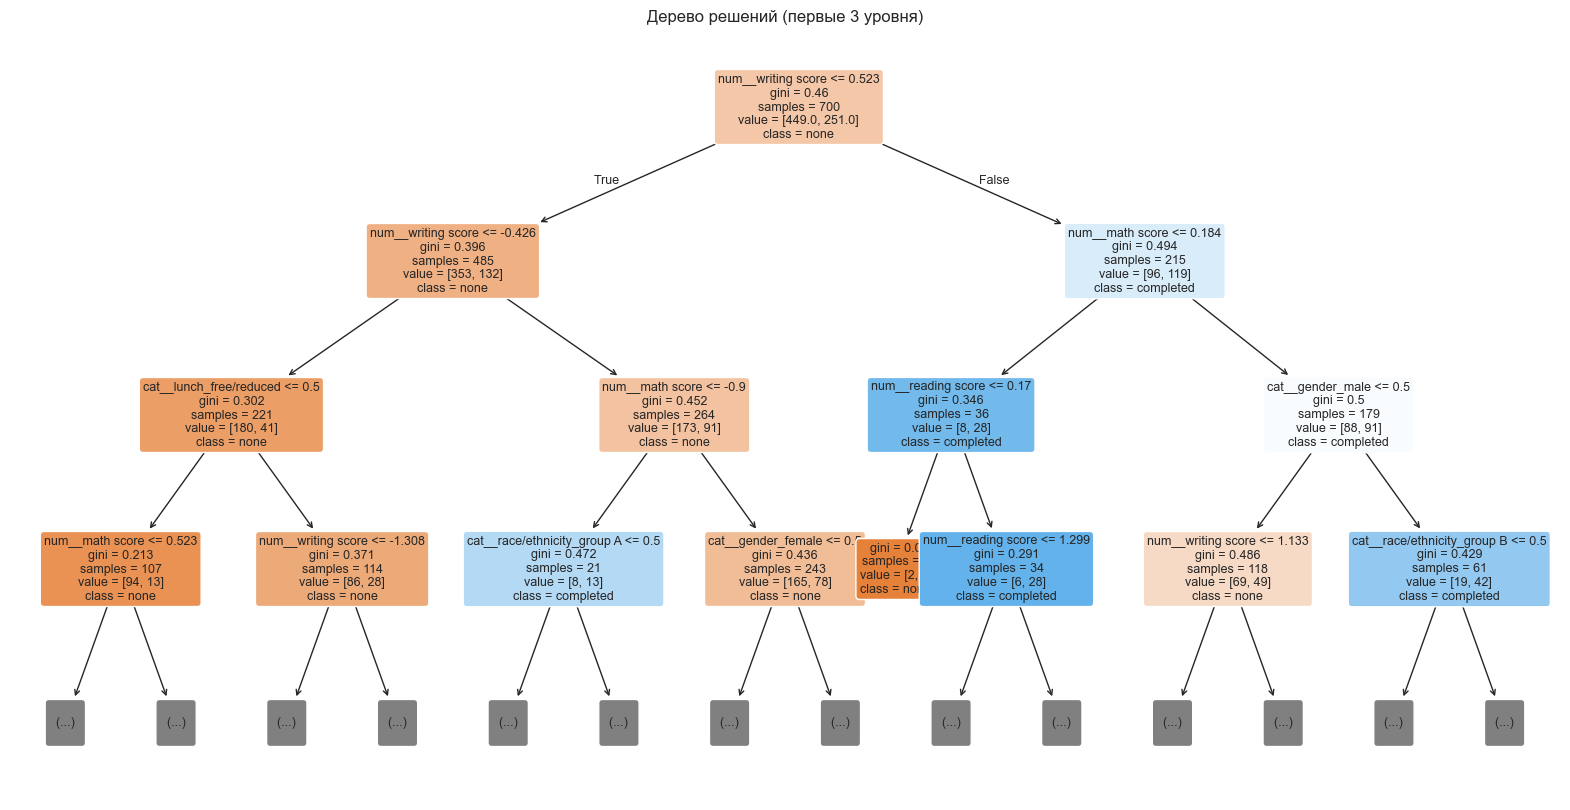
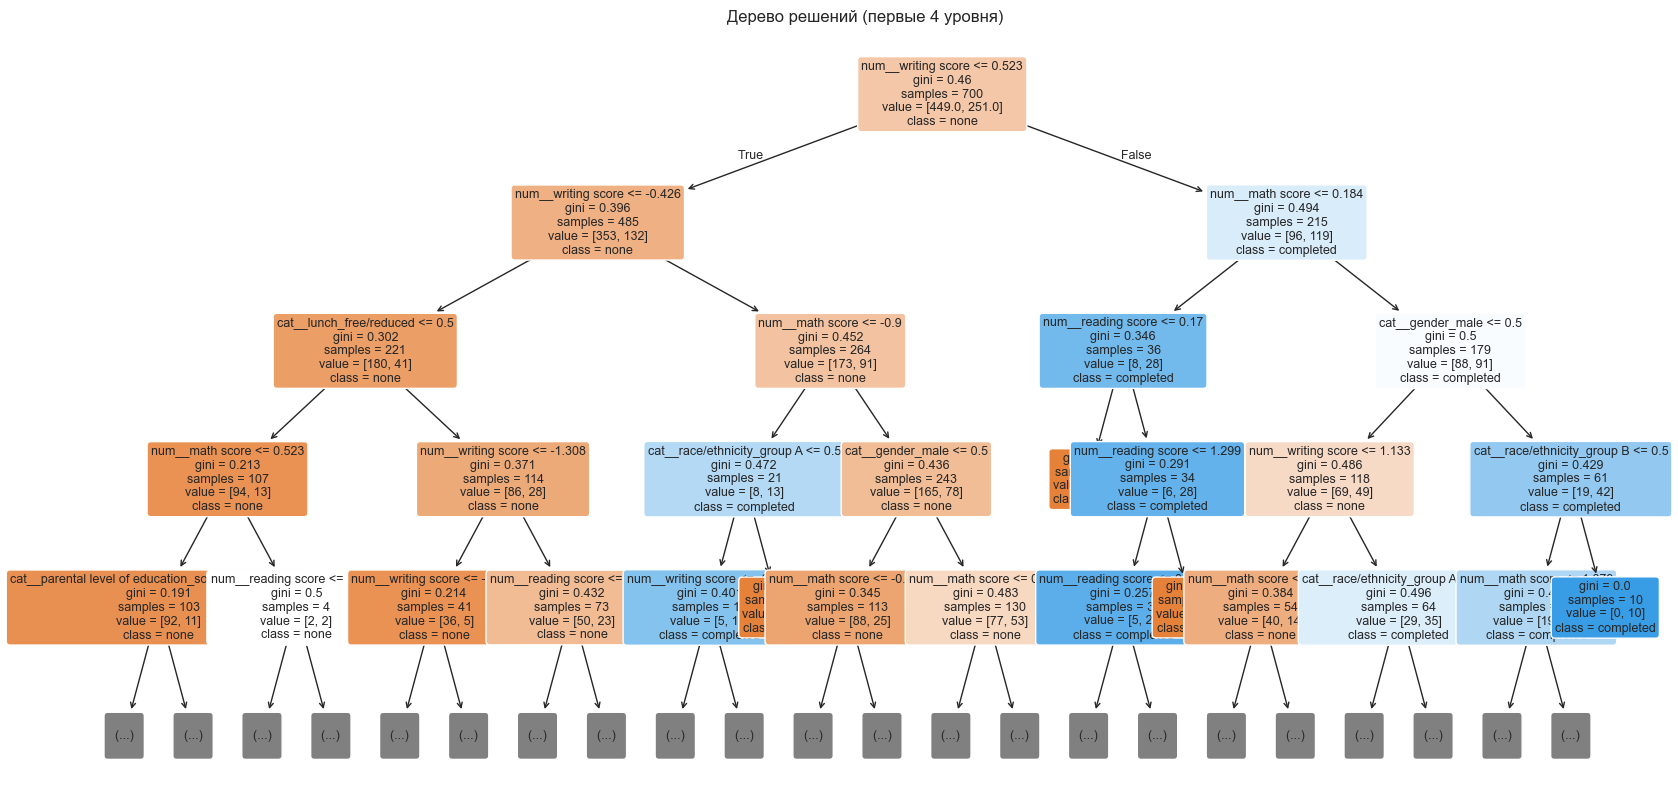
The notebook cell's code change between the first figure and the second:
--- before
+++ after
@@ -6,7 +6,7 @@
     filled=True,
     rounded=True,
-    max_depth=3,
+    max_depth=4,
     fontsize=9
 )
-plt.title('Дерево решений (первые 3 уровня)')
+plt.title('Дерево решений (первые 4 уровня)')
 plt.show()

Commit: Update lab4_model_comparison.ipynb